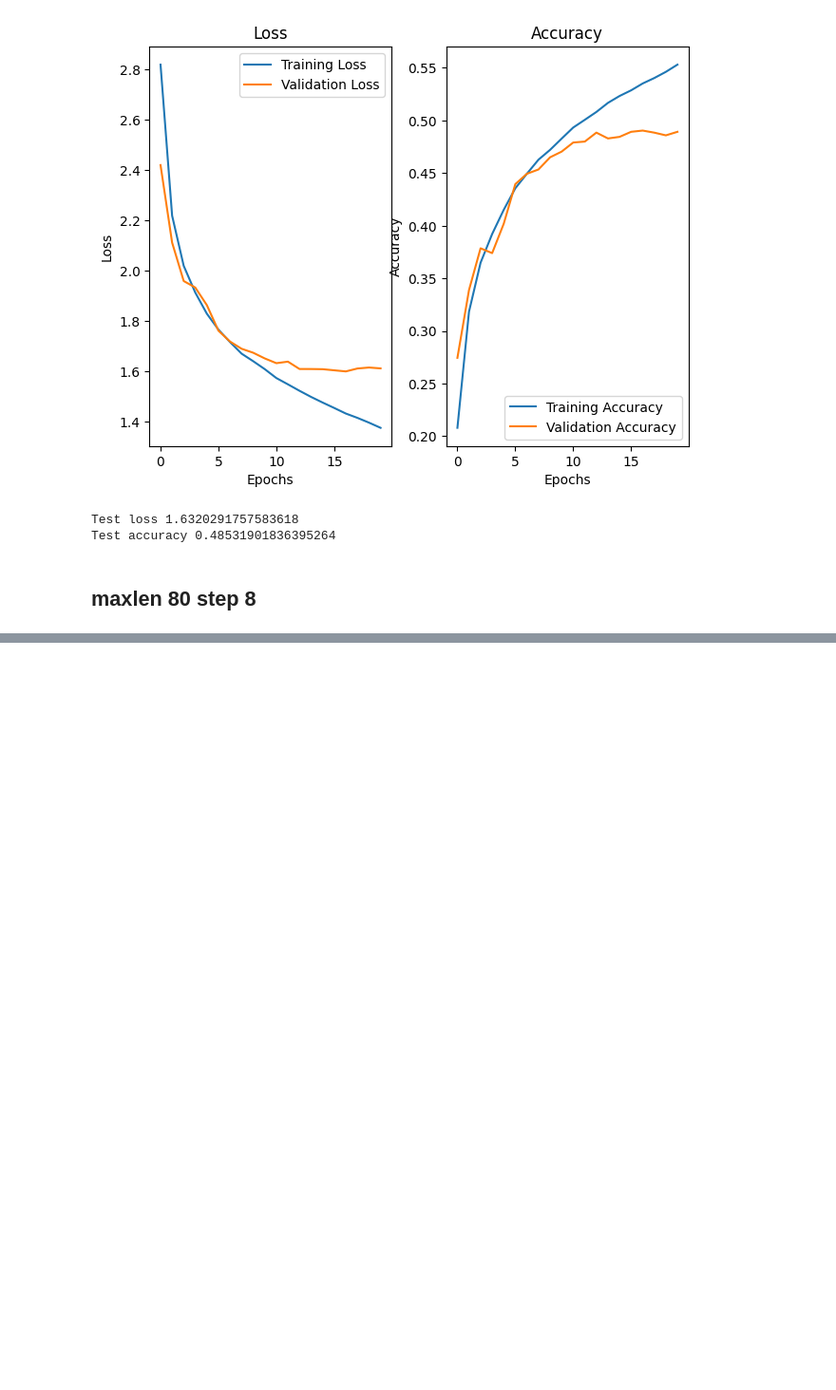
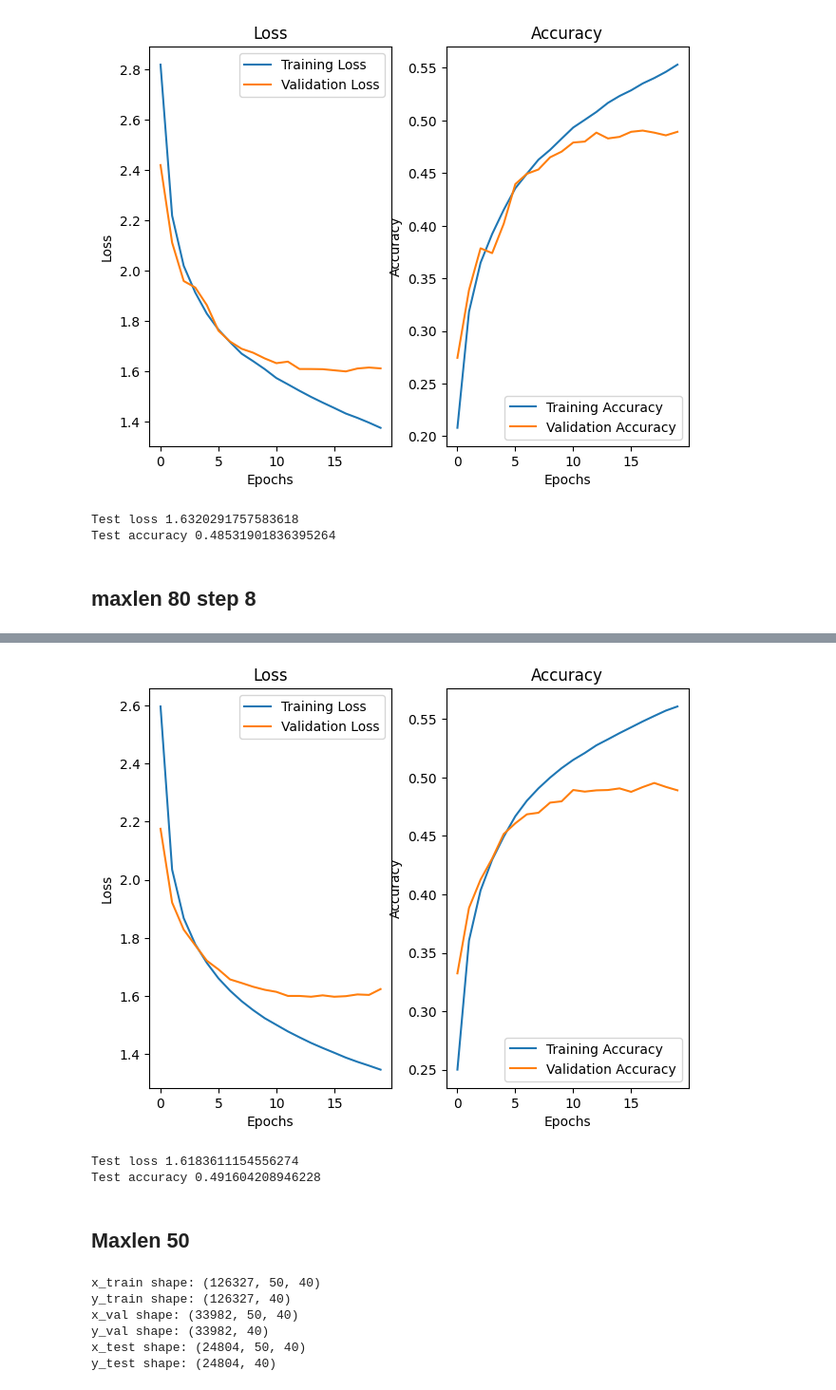
Before and after one commit to LucaPerf/Assignement-Advanced-ML, a Jupyter notebook: Assignment_4/TestNotebook.ipynb, the cells around one changed output, grey strips where cells are left out. Shown at 95% size. Cells and saved outputs as stored; diff of their text form; code cells hidden in the pictures; blank space fills up the shorter version.

```diff
--- a/Assignment_4/TestNotebook.ipynb
+++ b/Assignment_4/TestNotebook.ipynb
@@ -730,0 +754,12 @@ Test accuracy 0.4183695316314697
+# %%
+model_max_20 = Sequential()
+model_max_20.add(LSTM(128, input_shape=(maxlen, len(chars))))
+model_max_20.add(Dense(len(chars), activation='softmax'))
+
+optimizer = tf.keras.optimizers.RMSprop(learning_rate=0.01)
+model_max_20.compile(
+    loss='categorical_crossentropy',
+    optimizer=optimizer,
+    metrics=['accuracy']
+    )
+model_max_20.summary()
@@ -730,0 +780,7 @@ Test accuracy 0.4183695316314697
+# %%
+history_max_20 = model_max_20.fit(x_train_max_20, y_train_max_20,
+        validation_data=(x_val_max_20, y_val_max_20),
+        batch_size = 2048,
+        epochs = 20,
+        #callbacks = [print_callback],
+        )
@@ -730,0 +805,34 @@ Test accuracy 0.4183695316314697
+# %%
+plot_performance(history_max_20)
+# %% [output]
+[figure, added]
+# %%
+score = model_max_20.evaluate(x_test_max_20, y_test_max_20, verbose=0)
+print('Test loss', score[0])
+print('Test accuracy', score[1])
+# %% [output]
+Test loss 1.6183611154556274
+Test accuracy 0.491604208946228
+# %% [markdown]
+## Maxlen 50
+# %%
+maxlen = 50 # chunk length
+step = 3
+
+x_train_max_50, y_train_max_50 = preprocess_text(''.join(train_canti), maxlen, step, chars, char_indices)
+x_val_max_50, y_val_max_50 = preprocess_text(''.join(val_canti), maxlen, step, chars, char_indices)
+x_test_max_50, y_test_max_50 = preprocess_text(''.join(test_canti), maxlen, step, chars, char_indices)
+
+print(f"x_train shape: {x_train_max_50.shape}")
+print(f"y_train shape: {y_train_max_50.shape}")
+print(f"x_val shape: {x_val_max_50.shape}")
+print(f"y_val shape: {y_val_max_50.shape}")
+print(f"x_test shape: {x_test_max_50.shape}")
+print(f"y_test shape: {y_test_max_50.shape}")
+# %% [output]
+x_train shape: (126327, 50, 40)
+y_train shape: (126327, 40)
+x_val shape: (33982, 50, 40)
+y_val shape: (33982, 40)
+x_test shape: (24804, 50, 40)
+y_test shape: (24804, 40)
```
Also changed, not shown: parts of 32 cells of this notebook.
